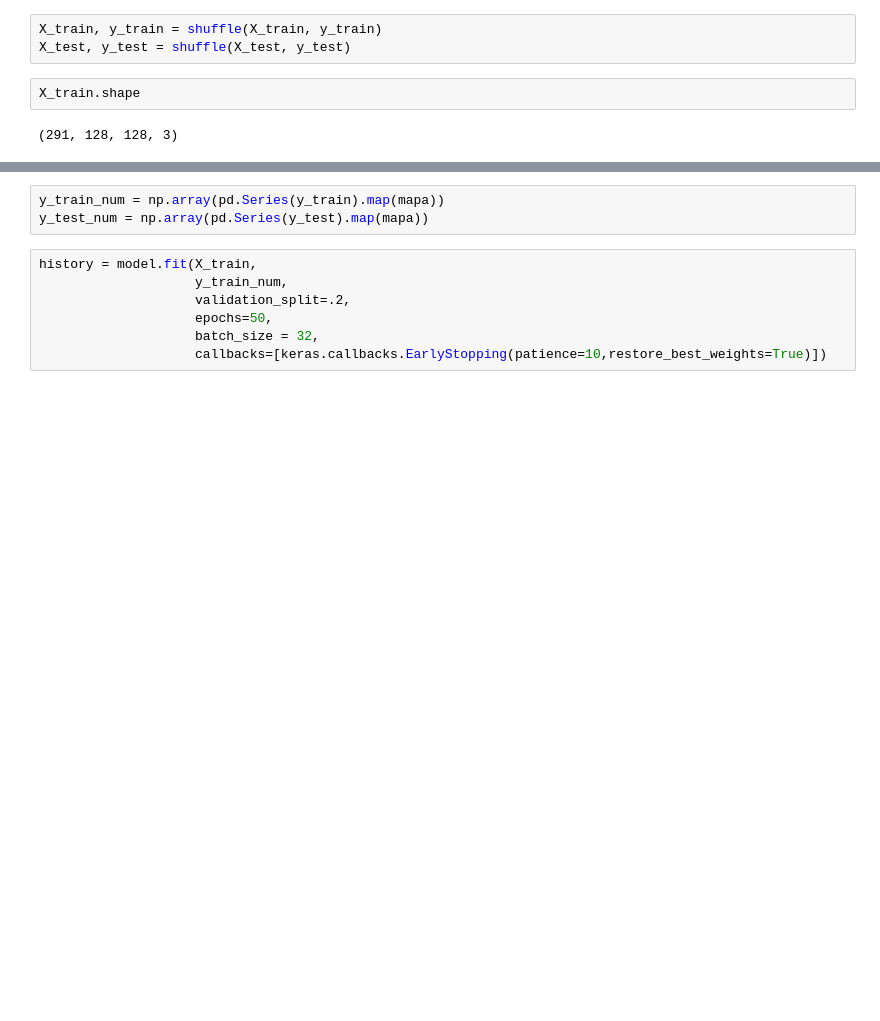
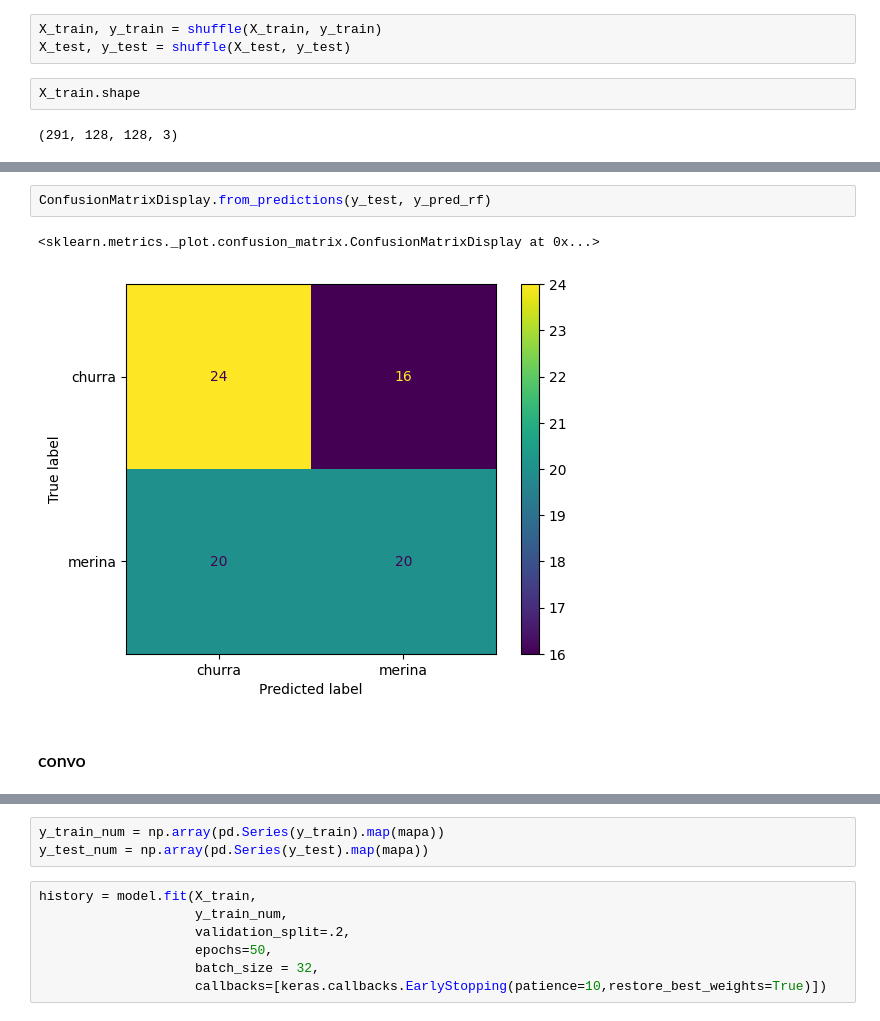
Before and after one commit to njisly/online_ds_thebridge_Nur, a Jupyter notebook: Projects/ML/01_proceso.ipynb, the cells around one changed output, grey strips where cells are left out. Saved outputs shown, nothing was run; the diff lists cells and outputs as text; blank space fills up the shorter version.

```diff
--- a/Projects/ML/01_proceso.ipynb
+++ b/Projects/ML/01_proceso.ipynb
@@ -78,3 +109,10 @@ X_train.shape
+# %%
+ConfusionMatrixDisplay.from_predictions(y_test, y_pred_rf)
+# %% [output]
+<sklearn.metrics._plot.confusion_matrix.ConfusionMatrixDisplay at 0x...>
+[figure, added]
+# %% [markdown]
+### convo
 # %%
 capas = [
     keras.layers.Input(shape=(128, 128, 3)),
```
Also changed, not shown: parts of 23 cells of this notebook, 6 other files.
